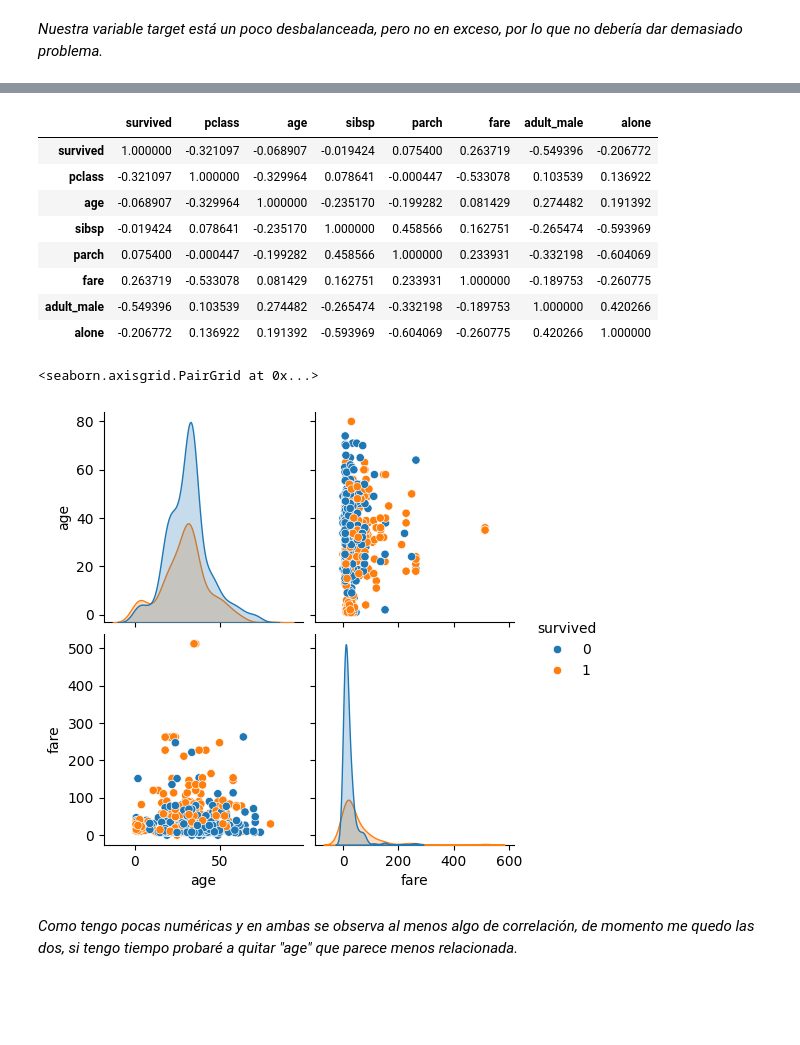
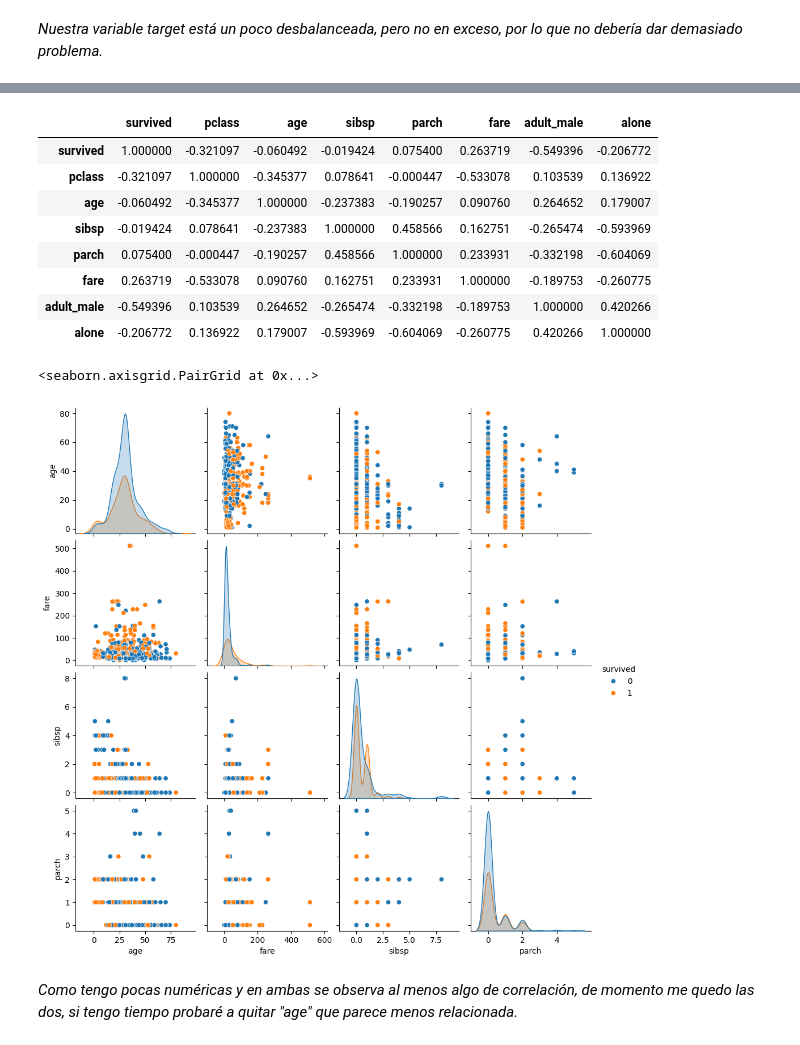
Before and after one commit to DarioRuizGon/ONLINE_DS_THEBRIDGE_DARIO, a Jupyter notebook: Sprint_10/Unidad_2/18_Practica_Obligatoria_Clasificacion_y_Regresion_Logistica.ipynb, the cells around one changed output, grey strips where cells are left out. Drawn from its saved outputs; the diff is of its cells as text; code cells hidden in the pictures; blank space fills up the shorter version.

```diff
--- a/Sprint_10/Unidad_2/18_Practica_Obligatoria_Clasificacion_y_Regresion_Logistica.ipynb
+++ b/Sprint_10/Unidad_2/18_Practica_Obligatoria_Clasificacion_y_Regresion_Logistica.ipynb
@@ -134,13 +136,13 @@ es_hombre = train["who"] == "man"
 es_mujer = train["who"] == "woman"
 edad_nulo = train["age"].isna()
 
-media_hombre = train.loc[es_hombre, "age"].mean()
-media_mujer = train.loc[es_mujer, "age"].mean()
-media_nino = train.loc[es_nino, "age"].mean()
+mediana_hombre = round(train.loc[es_hombre, "age"].median(), 0)
+mediana_mujer = round(train.loc[es_mujer, "age"].median(), 0)
+mediana_nino = round(train.loc[es_nino, "age"].median(), 0)
 
-train.loc[es_hombre & edad_nulo, "age"] = media_hombre
-train.loc[es_mujer & edad_nulo, "age"] = media_mujer
-train.loc[es_nino & edad_nulo, "age"] = media_nino
+train.loc[es_hombre & edad_nulo, "age"] = mediana_hombre
+train.loc[es_mujer & edad_nulo, "age"] = mediana_mujer
+train.loc[es_nino & edad_nulo, "age"] = mediana_nino
 
 train.info()
 # %% [output]
@@ -196,19 +218,19 @@ memory usage: 14.3+ KB
 train.corr(numeric_only=True)
 # %% [output]
 |  | survived | pclass | age | sibsp | parch | fare | adult_male | alone |
-| survived | 1.000000 | -0.321097 | -0.068907 | -0.019424 | 0.075400 | 0.263719 | -0.549396 | -0.206772 |
-| pclass | -0.321097 | 1.000000 | -0.329964 | 0.078641 | -0.000447 | -0.533078 | 0.103539 | 0.136922 |
-| age | -0.068907 | -0.329964 | 1.000000 | -0.235170 | -0.199282 | 0.081429 | 0.274482 | 0.191392 |
-| sibsp | -0.019424 | 0.078641 | -0.235170 | 1.000000 | 0.458566 | 0.162751 | -0.265474 | -0.593969 |
-| parch | 0.075400 | -0.000447 | -0.199282 | 0.458566 | 1.000000 | 0.233931 | -0.332198 | -0.604069 |
-| fare | 0.263719 | -0.533078 | 0.081429 | 0.162751 | 0.233931 | 1.000000 | -0.189753 | -0.260775 |
-| adult_male | -0.549396 | 0.103539 | 0.274482 | -0.265474 | -0.332198 | -0.189753 | 1.000000 | 0.420266 |
-| alone | -0.206772 | 0.136922 | 0.191392 | -0.593969 | -0.604069 | -0.260775 | 0.420266 | 1.000000 |
+| survived | 1.000000 | -0.321097 | -0.060492 | -0.019424 | 0.075400 | 0.263719 | -0.549396 | -0.206772 |
+| pclass | -0.321097 | 1.000000 | -0.345377 | 0.078641 | -0.000447 | -0.533078 | 0.103539 | 0.136922 |
+| age | -0.060492 | -0.345377 | 1.000000 | -0.237383 | -0.190257 | 0.090760 | 0.264652 | 0.179007 |
+| sibsp | -0.019424 | 0.078641 | -0.237383 | 1.000000 | 0.458566 | 0.162751 | -0.265474 | -0.593969 |
+| parch | 0.075400 | -0.000447 | -0.190257 | 0.458566 | 1.000000 | 0.233931 | -0.332198 | -0.604069 |
+| fare | 0.263719 | -0.533078 | 0.090760 | 0.162751 | 0.233931 | 1.000000 | -0.189753 | -0.260775 |
+| adult_male | -0.549396 | 0.103539 | 0.264652 | -0.265474 | -0.332198 | -0.189753 | 1.000000 | 0.420266 |
+| alone | -0.206772 | 0.136922 | 0.179007 | -0.593969 | -0.604069 | -0.260775 | 0.420266 | 1.000000 |
 # %%
-sns.pairplot(train[["age", "fare", "survived"]], hue= "survived")
+sns.pairplot(train[["age", "fare", "sibsp", "parch", "survived"]], hue= "survived")
 # %% [output]
 <seaborn.axisgrid.PairGrid at 0x...>
-[figure, old version]
+[figure, new version]
 # %% [markdown]
 *Como tengo pocas numéricas y en ambas se observa al menos algo de correlación, de momento me quedo las dos, si tengo tiempo probaré a quitar "age" que parece menos relacionada.*
 # %%
```
Also changed, not shown: parts of 17 cells of this notebook, 1 other file.
